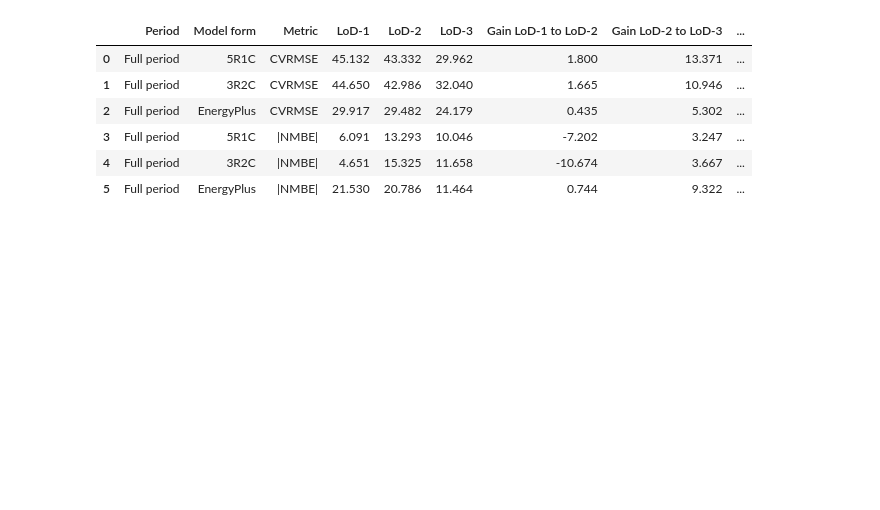
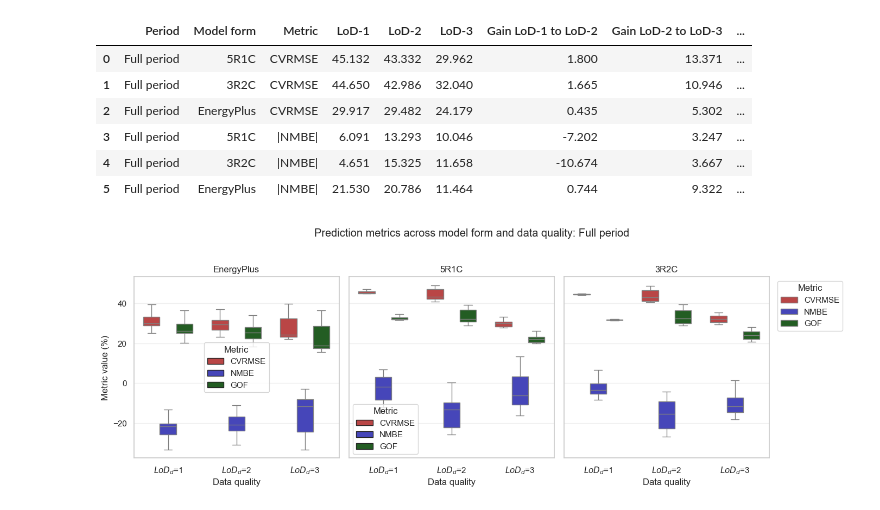
Before and after one commit to RuiBoGithub/RC_br, a Jupyter notebook: _3a_analysis.ipynb, the cells around one changed output. Saved outputs shown, nothing was run; the diff lists cells and outputs as text; code cells hidden in the pictures; blank space fills up the shorter version.

```diff
--- a/_3a_analysis.ipynb
+++ b/_3a_analysis.ipynb
@@ -1001,0 +1080,14 @@ display(elbow_table.round(3))
+# %%
+metric_df = make_prediction_metric_df(
+    prediction_daily,
+    periods={
+        "Full period": ("2023-01-20", "2023-03-17"),
+    },
+)
+# %%
+fig_metrics, axes_metrics, metric_plot_df = plot_prediction_metric_boxplots_by_engine(
+    metric_df,
+    period="Full period",
+)
+# %% [output]
+[figure, added]
```
Also changed, not shown: parts of 4 cells of this notebook, 6 other files.
